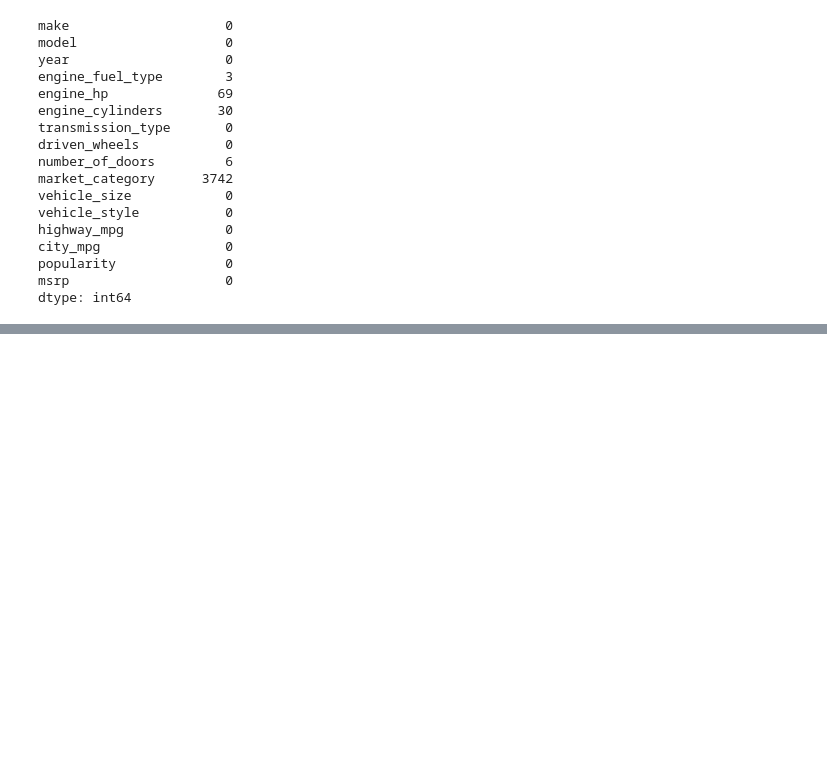
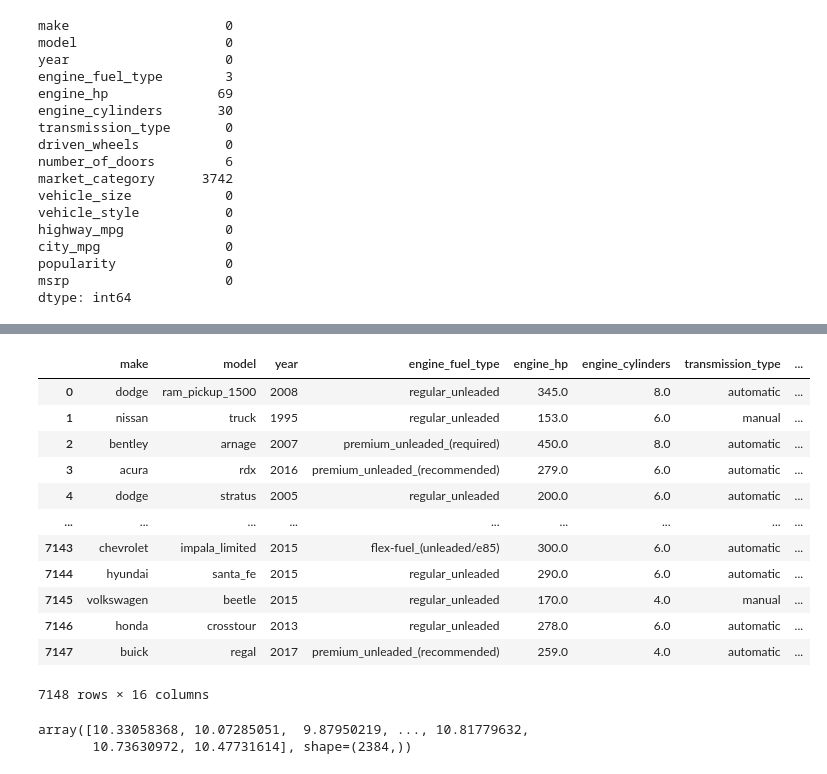
Before and after one commit to vincentainatech/machine-learning-zoomcamp-homework, a Jupyter notebook: 02-Regression/car-price-prediction.ipynb, the cells around one changed output, grey strips where cells are left out. Cells and saved outputs as stored; diff of their text form; code cells hidden in the pictures; blank space fills up the shorter version.

```diff
--- a/02-Regression/car-price-prediction.ipynb
+++ b/02-Regression/car-price-prediction.ipynb
@@ -353,0 +507,20 @@ dtype: int64
+# %%
+df_train = df_train.reset_index(drop=True)
+df_val = df_val.reset_index(drop=True)
+df_test = df_test.reset_index(drop=True)
+# %%
+df_train
+# %% [output]
+|  | make | model | year | engine_fuel_type | engine_hp | engine_cylinders | transmission_type | ... |
+| 0 | dodge | ram_pickup_1500 | 2008 | regular_unleaded | 345.0 | 8.0 | automatic | ... |
+| 1 | nissan | truck | 1995 | regular_unleaded | 153.0 | 6.0 | manual | ... |
+| 2 | bentley | arnage | 2007 | premium_unleaded_(required) | 450.0 | 8.0 | automatic | ... |
+| 3 | acura | rdx | 2016 | premium_unleaded_(recommended) | 279.0 | 6.0 | automatic | ... |
+| 4 | dodge | stratus | 2005 | regular_unleaded | 200.0 | 6.0 | automatic | ... |
+| ... | ... | ... | ... | ... | ... | ... | ... | ... |
+| 7143 | chevrolet | impala_limited | 2015 | flex-fuel_(unleaded/e85) | 300.0 | 6.0 | automatic | ... |
+| 7144 | hyundai | santa_fe | 2015 | regular_unleaded | 290.0 | 6.0 | automatic | ... |
+| 7145 | volkswagen | beetle | 2015 | regular_unleaded | 170.0 | 4.0 | manual | ... |
+| 7146 | honda | crosstour | 2013 | regular_unleaded | 278.0 | 6.0 | automatic | ... |
+| 7147 | buick | regal | 2017 | premium_unleaded_(recommended) | 259.0 | 4.0 | automatic | ... |
+7148 rows × 16 columns
@@ -353,0 +531,5 @@ dtype: int64
+# %%
+y_test
+# %% [output]
+array([10.33058368, 10.07285051,  9.87950219, ..., 10.81779632,
+       10.73630972, 10.47731614], shape=(2384,))
```
Also changed, not shown: parts of 27 cells of this notebook.
